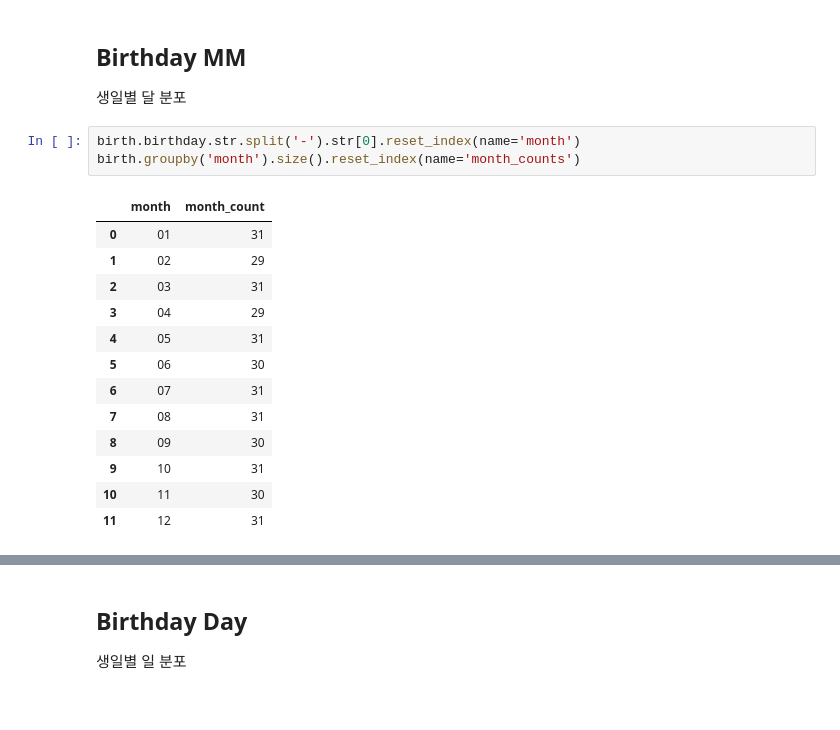
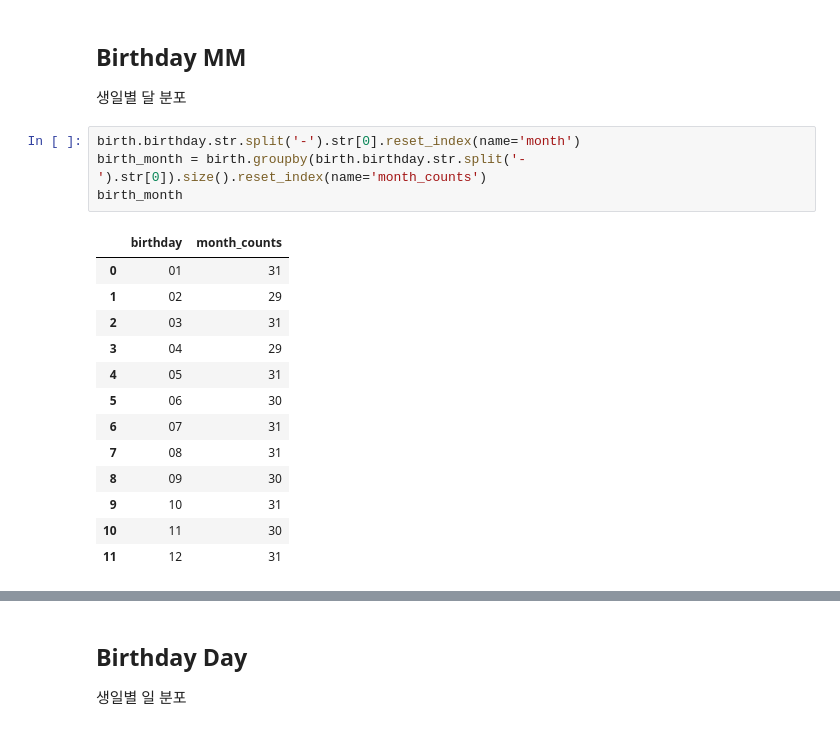
Before and after one commit to 200oki/200ok, a Jupyter notebook: da/visualization.ipynb, the cells around one changed output, grey strips where cells are left out. Cells and saved outputs as stored; diff of their text form.

```diff
--- a/da/visualization.ipynb
+++ b/da/visualization.ipynb
@@ -81,9 +105,10 @@ birth
 생일별 달 분포
 # %%
 birth.birthday.str.split('-').str[0].reset_index(name='month')
-birth.groupby('month').size().reset_index(name='month_counts')
+birth_month = birth.groupby(birth.birthday.str.split('-').str[0]).size().reset_index(name='month_counts')
+birth_month
 # %% [output]
-|  | month | month_count |
+|  | birthday | month_counts |
 | 0 | 01 | 31 |
 | 1 | 02 | 29 |
 | 2 | 03 | 31 |
```
Also changed, not shown: parts of 18 cells of this notebook.
